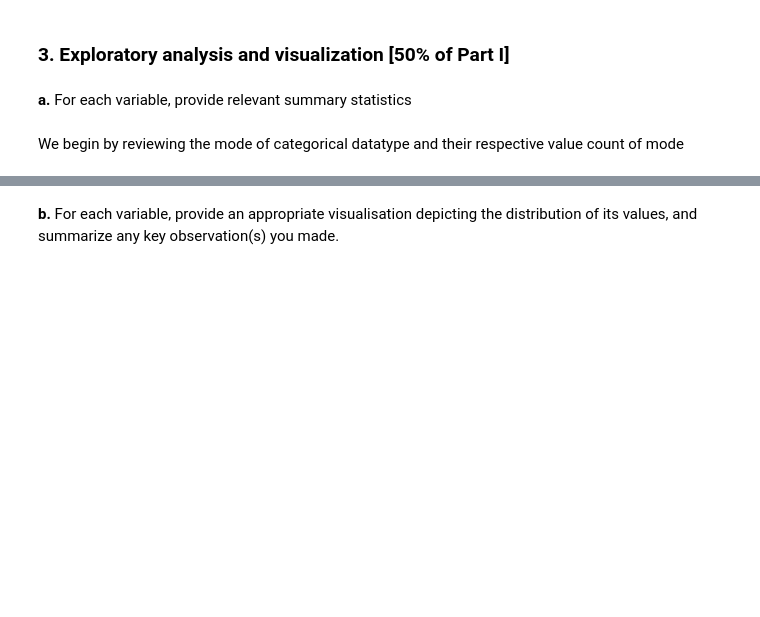
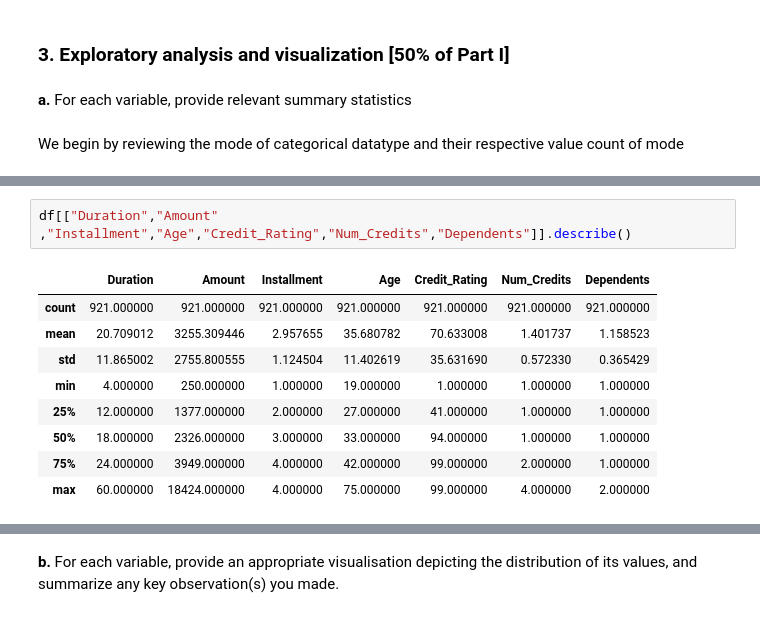
Before and after one commit to Bk49/CS105-Project, a Jupyter notebook: CS105 Project Submission Part I 2023.ipynb, the cells around one changed output, grey strips where cells are left out. Drawn from its saved outputs; the diff is of its cells as text; blank space fills up the shorter version.

```diff
--- a/CS105 Project Submission Part I 2023.ipynb
+++ b/CS105 Project Submission Part I 2023.ipynb
@@ -636,0 +674,12 @@ We begin by reviewing the mode of categorical datatype and their respective valu
+# %%
+df[["Duration","Amount" ,"Installment","Age","Credit_Rating","Num_Credits","Dependents"]].describe()
+# %% [output]
+|  | Duration | Amount | Installment | Age | Credit_Rating | Num_Credits | Dependents |
+| count | 921.000000 | 921.000000 | 921.000000 | 921.000000 | 921.000000 | 921.000000 | 921.000000 |
+| mean | 20.709012 | 3255.309446 | 2.957655 | 35.680782 | 70.633008 | 1.401737 | 1.158523 |
+| std | 11.865002 | 2755.800555 | 1.124504 | 11.402619 | 35.631690 | 0.572330 | 0.365429 |
+| min | 4.000000 | 250.000000 | 1.000000 | 19.000000 | 1.000000 | 1.000000 | 1.000000 |
+| 25% | 12.000000 | 1377.000000 | 2.000000 | 27.000000 | 41.000000 | 1.000000 | 1.000000 |
+| 50% | 18.000000 | 2326.000000 | 3.000000 | 33.000000 | 94.000000 | 1.000000 | 1.000000 |
+| 75% | 24.000000 | 3949.000000 | 4.000000 | 42.000000 | 99.000000 | 2.000000 | 1.000000 |
+| max | 60.000000 | 18424.000000 | 4.000000 | 75.000000 | 99.000000 | 4.000000 | 2.000000 |
```
Also changed, not shown: parts of 22 cells of this notebook.
